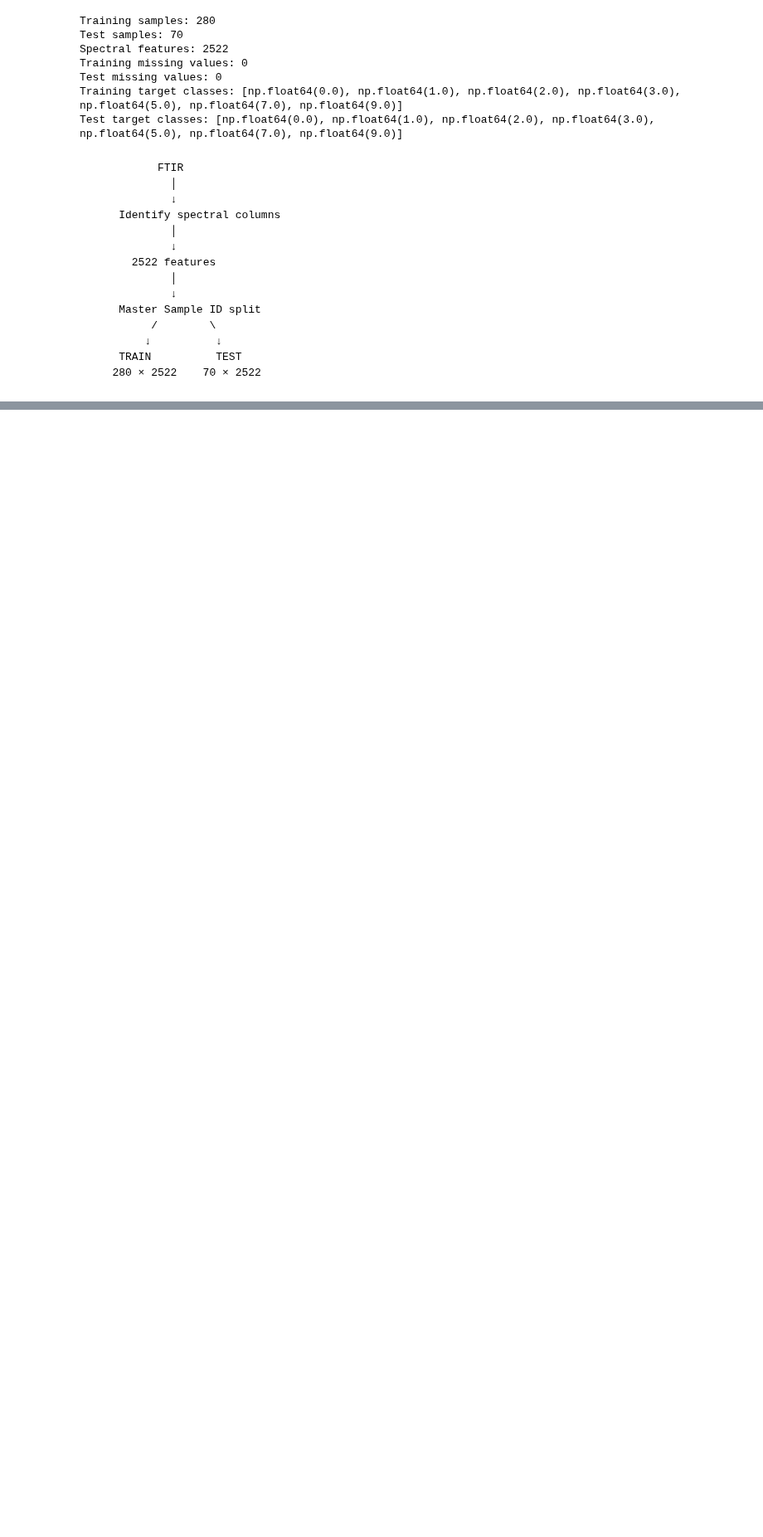
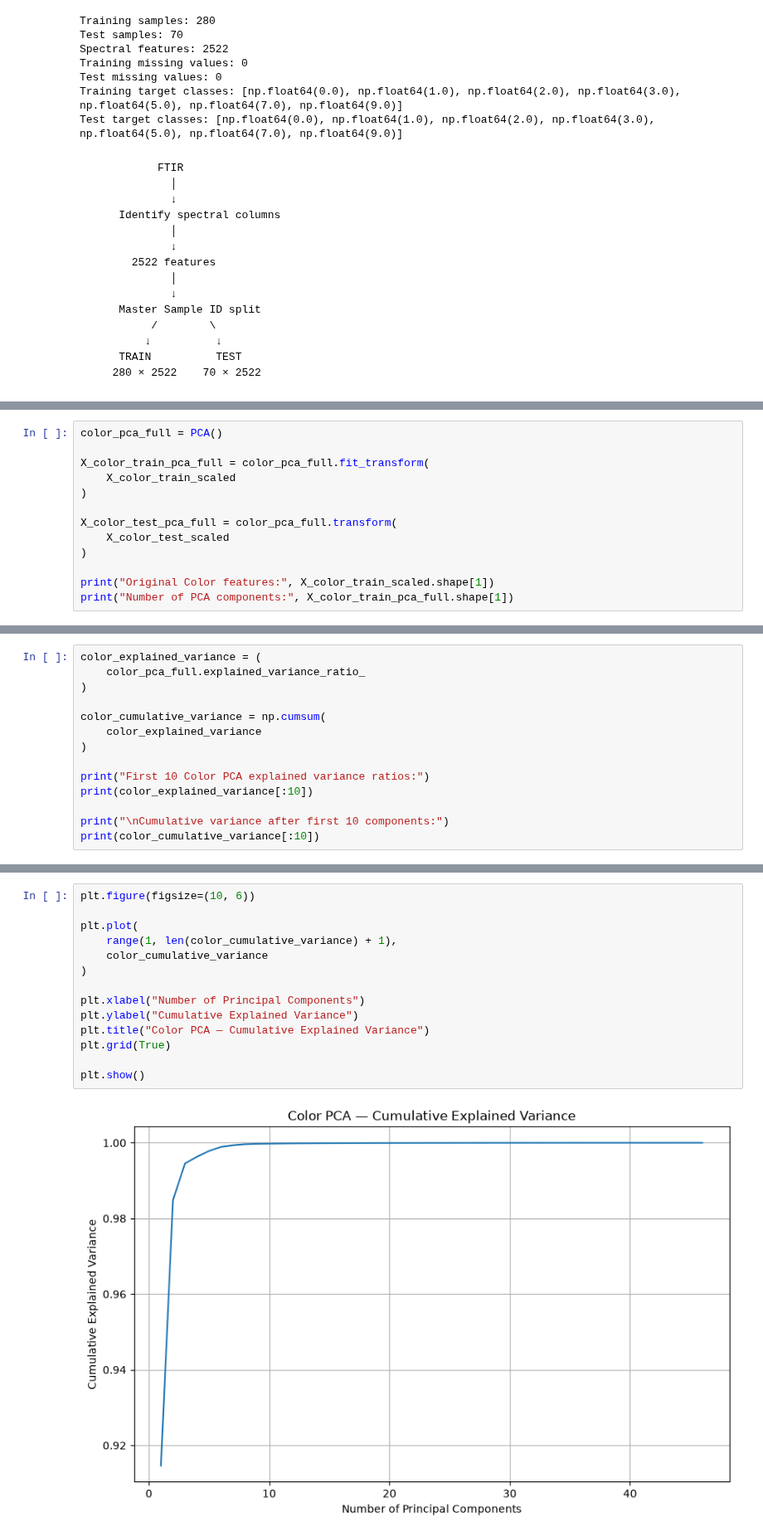
Before and after one commit to sanya-6976/FoodSure-AI, a Jupyter notebook: notebook/03_preprocessing.ipynb, the cells around one changed output, grey strips where cells are left out. Shown at 83% size. Saved outputs shown, nothing was run; the diff lists cells and outputs as text; blank space fills up the shorter version.

```diff
--- a/notebook/03_preprocessing.ipynb
+++ b/notebook/03_preprocessing.ipynb
@@ -921,0 +1681,13 @@ Test target classes: [np.float64(0.0), np.float64(1.0), np.float64(2.0), np.floa
+# %%
+color_pca_full = PCA()
+
+X_color_train_pca_full = color_pca_full.fit_transform(
+    X_color_train_scaled
+)
+
+X_color_test_pca_full = color_pca_full.transform(
+    X_color_test_scaled
+)
+
+print("Original Color features:", X_color_train_scaled.shape[1])
+print("Number of PCA components:", X_color_train_pca_full.shape[1])
@@ -921,0 +1697,14 @@ Test target classes: [np.float64(0.0), np.float64(1.0), np.float64(2.0), np.floa
+# %%
+color_explained_variance = (
+    color_pca_full.explained_variance_ratio_
+)
+
+color_cumulative_variance = np.cumsum(
+    color_explained_variance
+)
+
+print("First 10 Color PCA explained variance ratios:")
+print(color_explained_variance[:10])
+
+print("\nCumulative variance after first 10 components:")
+print(color_cumulative_variance[:10])
@@ -921,0 +1720,16 @@ Test target classes: [np.float64(0.0), np.float64(1.0), np.float64(2.0), np.floa
+# %%
+plt.figure(figsize=(10, 6))
+
+plt.plot(
+    range(1, len(color_cumulative_variance) + 1),
+    color_cumulative_variance
+)
+
+plt.xlabel("Number of Principal Components")
+plt.ylabel("Cumulative Explained Variance")
+plt.title("Color PCA — Cumulative Explained Variance")
+plt.grid(True)
+
+plt.show()
+# %% [output]
+[figure, added]
```
Also changed, not shown: parts of 100 cells of this notebook, 26 other files.
